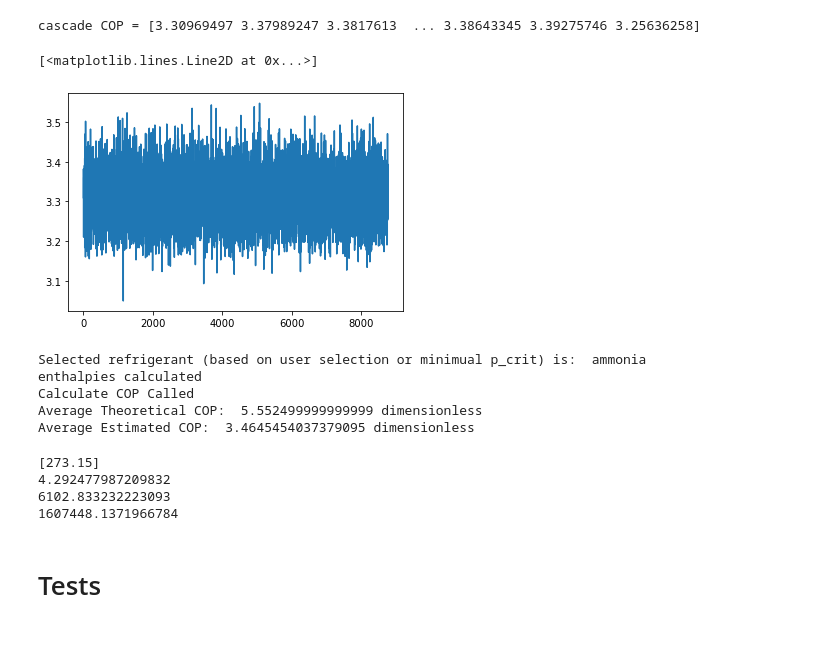
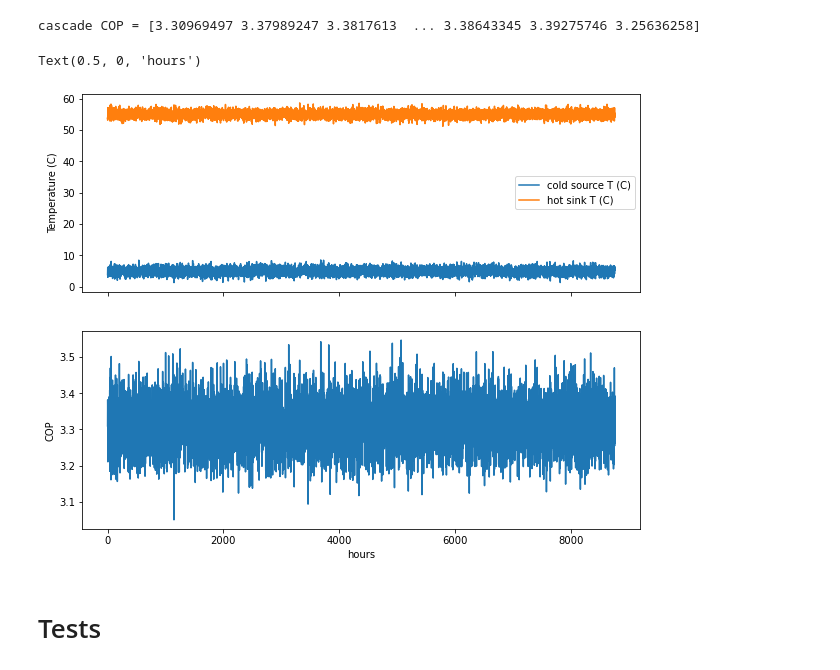
Before and after one commit to NREL/heat_pump_model, a Jupyter notebook: cascade_heat_pump.ipynb, the cells around one changed output. Cells and saved outputs as stored; diff of their text form; code cells hidden in the pictures; blank space fills up the shorter version.

```diff
--- a/cascade_heat_pump.ipynb
+++ b/cascade_heat_pump.ipynb
@@ -372,47 +372,21 @@ chp.calculate_COP()
 print(f"cascade COP = {chp.COP}")
 # %% [output]
 cascade COP = [3.30969497 3.37989247 3.3817613  ... 3.38643345 3.39275746 3.25636258]
-# %%
-# plotting COP array
-plt.subplots()
-# %% [output]
-[<matplotlib.lines.Line2D at 0x...>]
-[figure, removed]
-# %%
-hp = heat_pump()
-hp.cold_temperature_available = Q_(5, 'degC')
-hp.hot_temperature_desired = Q_(55, 'degC')
-hp.second_law_efficiency_flag = False
-hp.refrigerant = 'ammonia'
-hp.refrigerant_flag = True
-hp.calculate_COP()
-# %% [output]
-Selected refrigerant (based on user selection or minimual p_crit) is:  ammonia
-enthalpies calculated
-Calculate COP Called
-Average Theoretical COP:  5.552499999999999 dimensionless
-Average Estimated COP:  3.4645454037379095 dimensionless
-# %%
-from CoolProp.CoolProp import PropsSI
-
-cold_temperature_available = Q_(np.array([0]), 'degC').to(ureg.degK)
-T_1 = np.array(cold_temperature_available.m)
-print(T_1)
-# T_1 = 273.15
-P_1 = PropsSI('P', 'T', T_1, 'Q', 1, 'ammonia')
-S_1 = PropsSI('S', 'T', T_1, 'Q', 1, 'ammonia')
-H_1 = PropsSI('H', 'T', T_1, 'Q', 1, 'ammonia')
-
-print(P_1/1e5)
-print(S_1)
-print(H_1)
-# %% [output]
-[273.15]
-4.292477987209832
-6102.833232223093
-1607448.1371966784
-# %% [markdown]
-# Tests
+# %%
+# plotting COP array
+fig, axs = plt.subplots(2, 1, figsize=(10,8), sharex=True)
+axs[0].plot(chp.cold_temperature_available, label='cold source T (C)')
+axs[0].plot(chp.hot_temperature_desired, label='hot sink T (C)')
+axs[0].set_ylabel('Temperature (C)')
+axs[0].legend()
+axs[1].plot(chp.COP, label='COP')
+axs[1].set_ylabel('COP')
+axs[1].set_xlabel('hours')
+# %% [output]
+Text(0.5, 0, 'hours')
+[figure, added]
+# %% [markdown]
+# Tests
 # %%
 # checking compression work as a function of the delta P
 
```
Also changed, not shown: parts of 2 cells of this notebook.
